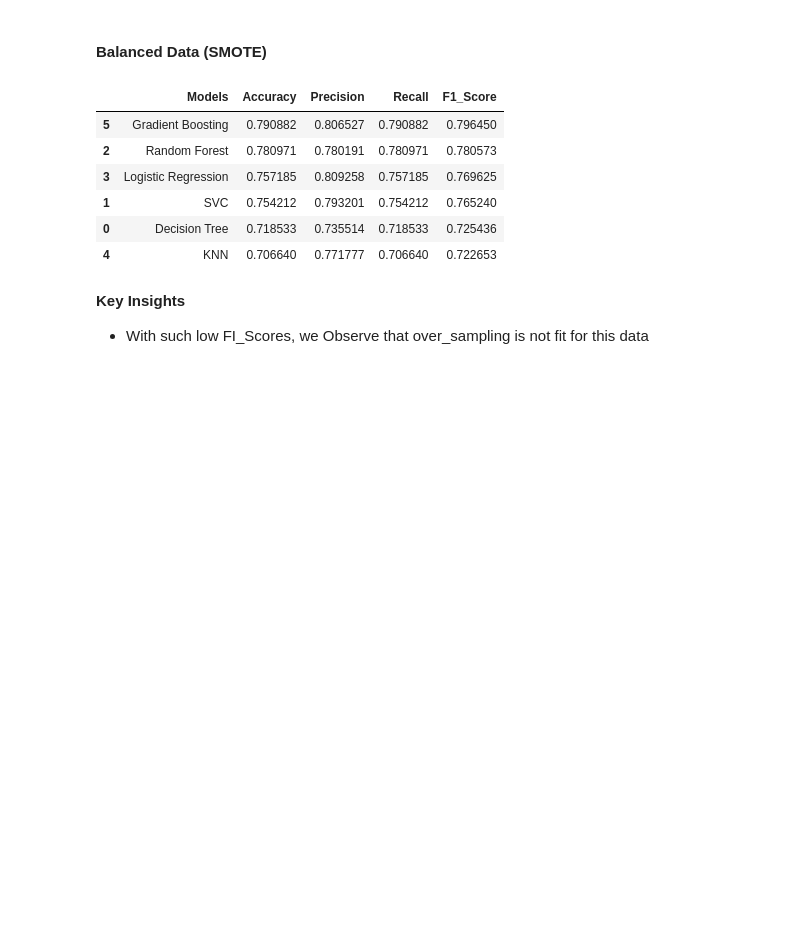
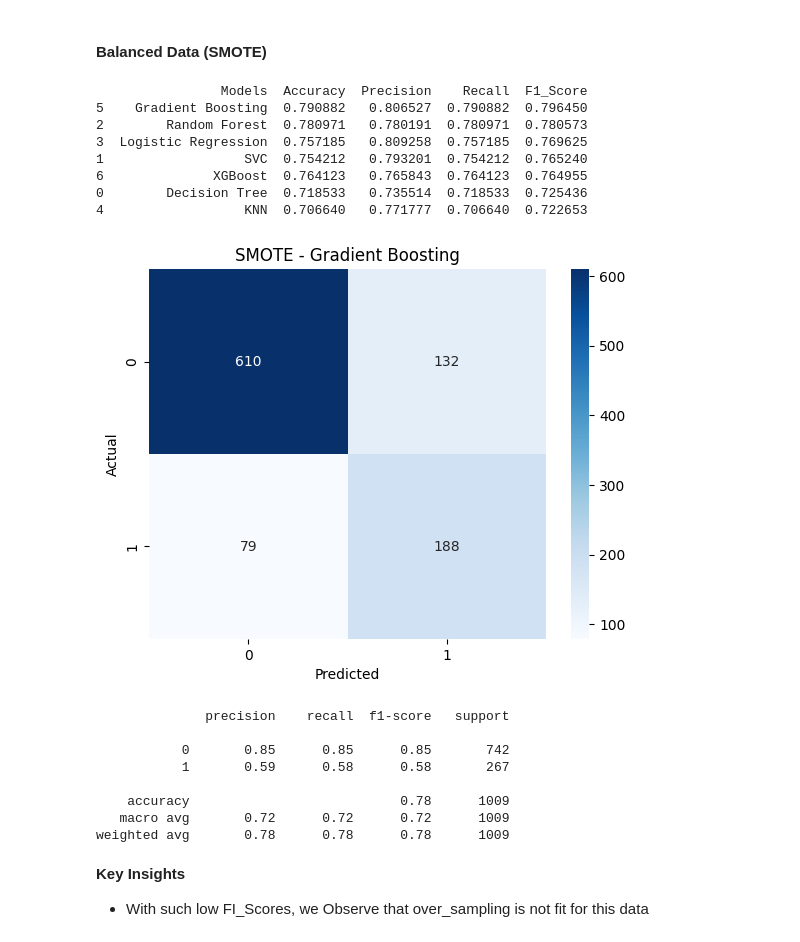
Before and after one commit to Kwamena-A-Yamoah/Customer-churn-analysis, a Jupyter notebook: Notebook/Customer_churn_analysis.ipynb, the cells around one changed output. Drawn from its saved outputs; the diff is of its cells as text; code cells hidden in the pictures; blank space fills up the shorter version.

```diff
--- a/Notebook/Customer_churn_analysis.ipynb
+++ b/Notebook/Customer_churn_analysis.ipynb
@@ -1289,40 +1275,88 @@ weighted avg       0.80      0.80      0.80      1009
 # %% [markdown]
 #### Balanced Data (SMOTE)
 # %%
+# Initialize an empty DataFrame to store model metrics
 balanced_table = pd.DataFrame(columns=['Models', 'Accuracy', 'Precision', 'Recall', 'F1_Score'])
-balanced_pipeline ={}
+balanced_pipeline = {}
 
-for model_name, classifier in models:
+# Loop through each model and its corresponding classifier
+for model_name, classifier in models:  # models is a list of tuples
 
-    pipeline= imbPipeline(steps=[
+    # Create a pipeline with preprocessing, over-sampling, and classifier steps
+    pipeline = imbPipeline(steps=[
         ('preprocessor', preprocessor),
-        ('over-sampler', SMOTE(random_state=42)),
+        ('over-sampler', SMOTE(random_state=42, sampling_strategy=1.0)),
         ('classifier', classifier)
     ])
+                    # # Apply SMOTE separately to check the distribution
+                    # X_resampled, y_resampled = SMOTE(random_state=42, sampling_strategy=1.0).fit_resample(X_train, y_train_encoded)
+
+                    # # Print the resampled class distribution
+                    # print(f'Resampled class distribution for {model_name}: {Counter(y_resampled)}')
+
+    # Fit the pipeline on the training data
     pipeline.fit(X_train, y_train_encoded)
 
+    # Store the pipeline in the dictionary
     balanced_pipeline[model_name] = pipeline
 
+    # Make predictions on the evaluation data
     y_pred = pipeline.predict(X_eval)
 
+    # Get the classification report as a dictionary
     balanced_metrics = classification_report(y_eval_encoded, y_pred, output_dict=True)
 
+    # Extract metrics from the classification report
     accuracy = balanced_metrics['accuracy']
     precision = balanced_metrics['weighted avg']['precision']
     recall = balanced_metrics['weighted avg']['recall']
     f1 = balanced_metrics['weighted avg']['f1-score']
 
+    # Add metrics to the DataFrame
     balanced_table.loc[len(balanced_table)] = [model_name, accuracy, precision, recall, f1]
 
-balanced_table.sort_values(by="F1_Score", ascending=False)
+# Sort the DataFrame by F1_Score in descending order
+balanced_table = balanced_table.sort_values(by="F1_Score", ascending=False)
+print(balanced_table)
 # %% [output]
-|  | Models | Accuracy | Precision | Recall | F1_Score |
-| 5 | Gradient Boosting | 0.790882 | 0.806527 | 0.790882 | 0.796450 |
-| 2 | Random Forest | 0.780971 | 0.780191 | 0.780971 | 0.780573 |
-| 3 | Logistic Regression | 0.757185 | 0.809258 | 0.757185 | 0.769625 |
-| 1 | SVC | 0.754212 | 0.793201 | 0.754212 | 0.765240 |
-| 0 | Decision Tree | 0.718533 | 0.735514 | 0.718533 | 0.725436 |
-| 4 | KNN | 0.706640 | 0.771777 | 0.706640 | 0.722653 |
+                Models  Accuracy  Precision    Recall  F1_Score
+5    Gradient Boosting  0.790882   0.806527  0.790882  0.796450
+2        Random Forest  0.780971   0.780191  0.780971  0.780573
+3  Logistic Regression  0.757185   0.809258  0.757185  0.769625
+1                  SVC  0.754212   0.793201  0.754212  0.765240
+6              XGBoost  0.764123   0.765843  0.764123  0.764955
+0        Decision Tree  0.718533   0.735514  0.718533  0.725436
+4                  KNN  0.706640   0.771777  0.706640  0.722653
+# %%
+# Select the Random Forest model from the balanced_pipeline
+gboost = balanced_pipeline['Gradient Boosting']
+
+# Predictions using the Random Forest model
+y_pred_gboost = gboost.predict(X_eval)
+
+# Calculate the confusion matrix
+cm = confusion_matrix(y_eval_encoded, y_pred_gboost)
+
+# Plotting the confusion matrix
+sns.heatmap(cm, annot=True, fmt='d', cmap='Blues')
+plt.xlabel('Predicted')
+plt.ylabel('Actual')
+plt.title('SMOTE - Gradient Boosting')
+plt.show()
+
+# Calculate the classification report for the Random Forest model
+report_forest = classification_report(y_eval_encoded, y_pred_forest)
+print(report_forest)
+# %% [output]
+[figure, added]
+              precision    recall  f1-score   support
+
+           0       0.85      0.85      0.85       742
+           1       0.59      0.58      0.58       267
+
+    accuracy                           0.78      1009
+   macro avg       0.72      0.72      0.72      1009
+weighted avg       0.78      0.78      0.78      1009
 # %% [markdown]
 __Key Insights__
 - With such low FI_Scores, we Observe that over_sampling is not fit for this data
```
Also changed, not shown: parts of 23 cells of this notebook, 1 other file.
